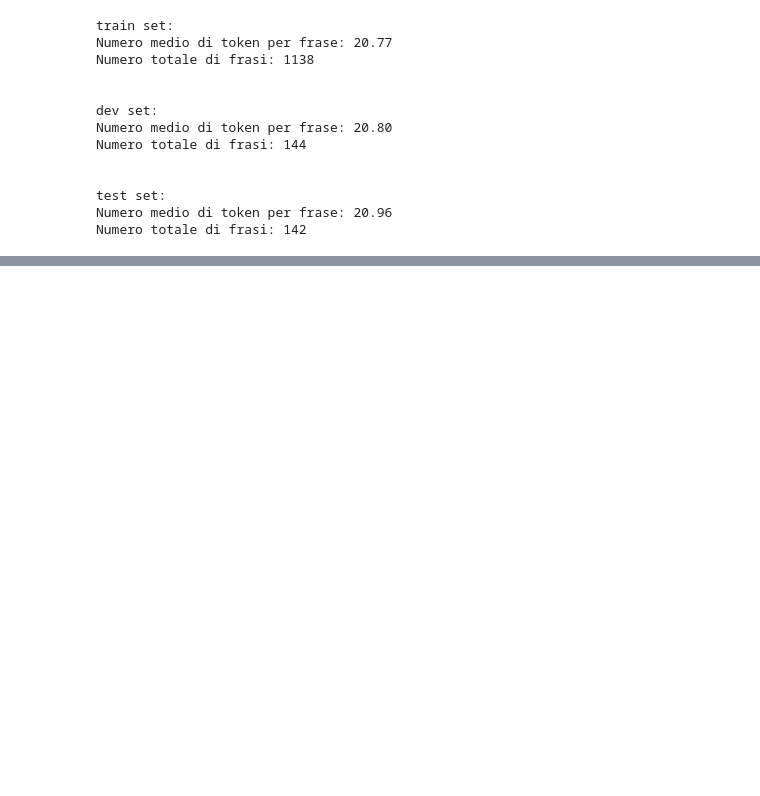
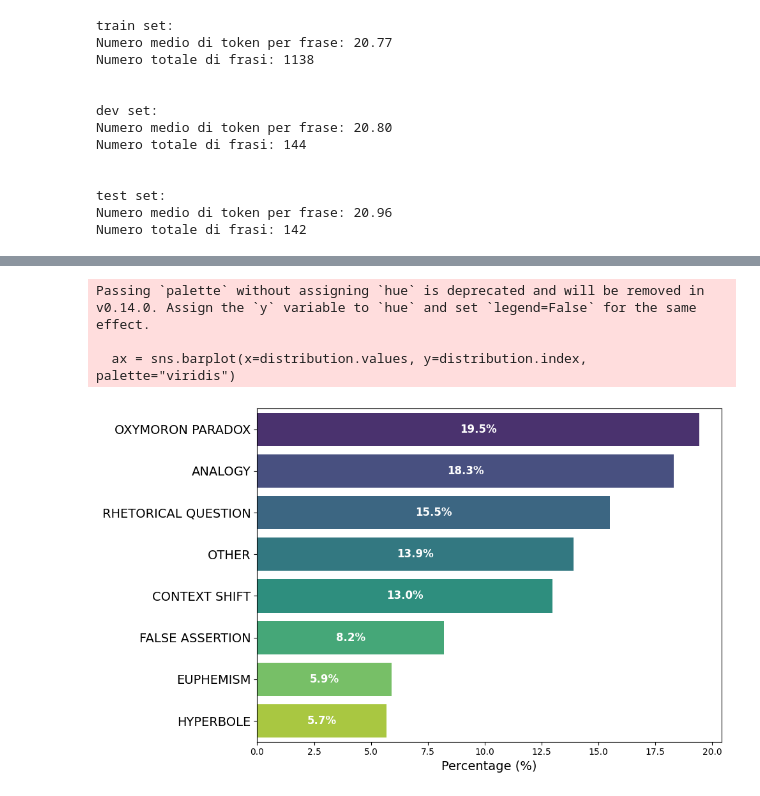
Before and after one commit to MichaelOliverio/IronyDetection, a Jupyter notebook: datasets/twittiro/table2-stats.ipynb, the cells around one changed output, grey strips where cells are left out. Drawn from its saved outputs; the diff is of its cells as text; code cells hidden in the pictures; blank space fills up the shorter version.

```diff
--- a/datasets/twittiro/table2-stats.ipynb
+++ b/datasets/twittiro/table2-stats.ipynb
@@ -41,3 +45,23 @@ Numero totale di frasi: 144
 test set:
 Numero medio di token per frase: 20.96
 Numero totale di frasi: 142
+# %%
+splits = ['train', 'dev', 'test']
+rhetoric_counter = Counter()
+lista = set()
+
+for split in splits:
+    with open(f"it_twittiro-ud-{split}.conllu", "r", encoding="utf-8") as f:
+        data = conllu.parse(f.read())
+
+    for sentence in data:
+        if sentence.metadata and 'twittiro' in sentence.metadata:
+            # Prende la parte destra della riga "twittiro = ..." e poi prende l'ultima parola come figura retorica
+            figure = sentence.metadata['twittiro'].split()[-1]
+            rhetoric_counter[figure] += 1
+
+
+# Stampa la distribuzione
+print("Distribuzione delle figure retoriche:")
+for figure, count in rhetoric_counter.items():
+    print(f"{figure}: {count}")
@@ -43,0 +78,53 @@ Numero totale di frasi: 142
+# %%
+# Conta le figure retoriche
+splits = ['train', 'dev', 'test']
+rhetoric_counter = Counter()
+
+for split in splits:
+    with open(f"it_twittiro-ud-{split}.conllu", "r", encoding="utf-8") as f:
+        data = conllu.parse(f.read())
+
+    for sentence in data:
+        if sentence.metadata and 'twittiro' in sentence.metadata:
+            # Usa solo il nome della figura (es: "ANALOGY")
+            figure = sentence.metadata['twittiro'].split()[-1]
+            rhetoric_counter[figure] += 1
+
+# Prepara i dati per il plot
+total = sum(rhetoric_counter.values())
+distribution = pd.Series({k: (v / total) * 100 for k, v in rhetoric_counter.items()})
+distribution = distribution.sort_values(ascending=False)
+
+# rename SHIFT to EX:CONTEXT SHIFT
+distribution = distribution.rename({'SHIFT': 'CONTEXT SHIFT'})
+# rename QUESTION TO RHETORICAL QUESTION
+distribution = distribution.rename({'QUESTION': 'RHETORICAL QUESTION'})
+# rename ASSERTION to IM:FALSE ASSERTION
+distribution = distribution.rename({'ASSERTION': 'FALSE ASSERTION'})
+# rename PARADOX to EX:OXYMORON PARADOX
+distribution = distribution.rename({'PARADOX': 'OXYMORON PARADOX'})
+
+# Plot
+plt.figure(figsize=(10, 6))
+ax = sns.barplot(x=distribution.values, y=distribution.index, palette="viridis")
+plt.xlabel('Percentage (%)', fontsize=14)
+plt.ylabel('')  # Nessuna etichetta sull'asse Y
+
+# Ingrandisce le label dell'asse Y (i nomi delle figure retoriche)
+ax.set_yticklabels(ax.get_yticklabels(), fontsize=14)
+
+# Aggiunge le percentuali dentro le barre
+for i, value in enumerate(distribution.values):
+    plt.text(value / 2, i, f"{value:.1f}%", color='white', ha='center', va='center', fontsize=12, fontweight='bold')
+
+plt.tight_layout()
+
+# Salva il grafico in formato SVG
+plt.savefig("twittiro_distribution.svg", format="svg")
+
+plt.show()
+# %% [output]
+Passing `palette` without assigning `hue` is deprecated and will be removed in v0.14.0. Assign the `y` variable to `hue` and set `legend=False` for the same effect.
+
+  ax = sns.barplot(x=distribution.values, y=distribution.index, palette="viridis")
+[figure, added]
```
Also changed, not shown: parts of 5 cells of this notebook, 24 other files.
